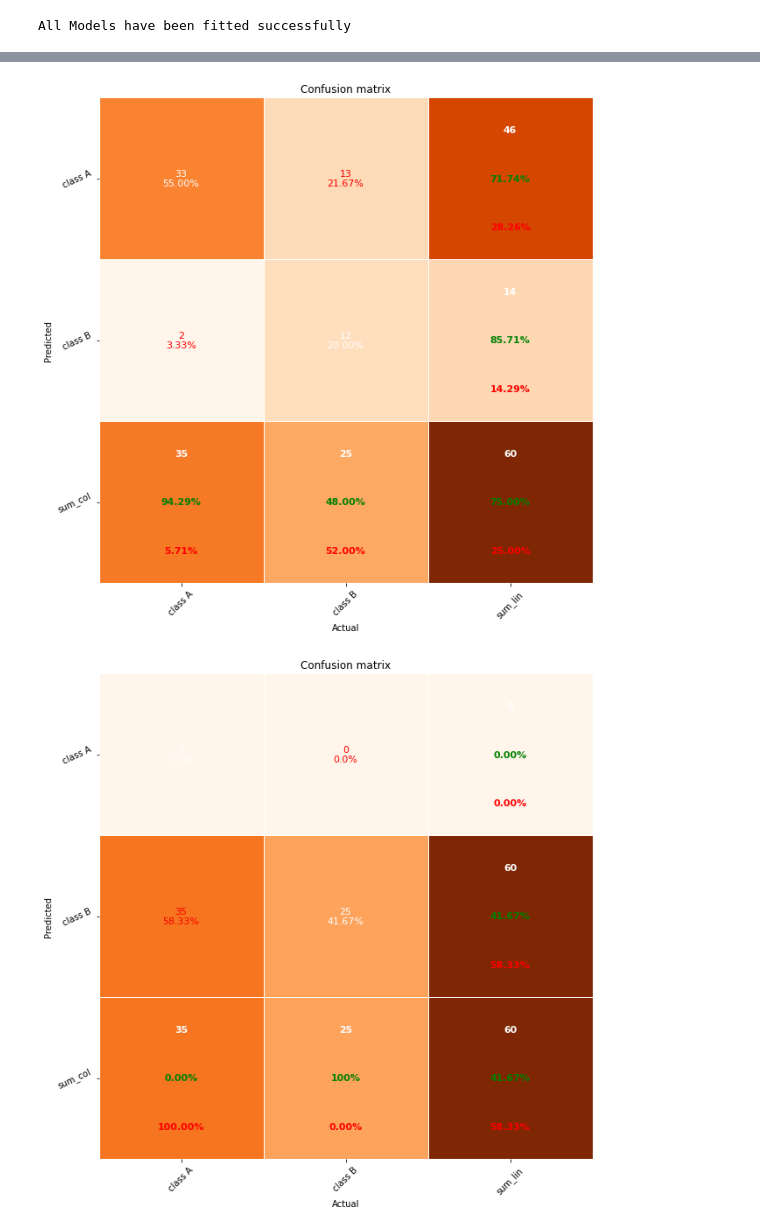
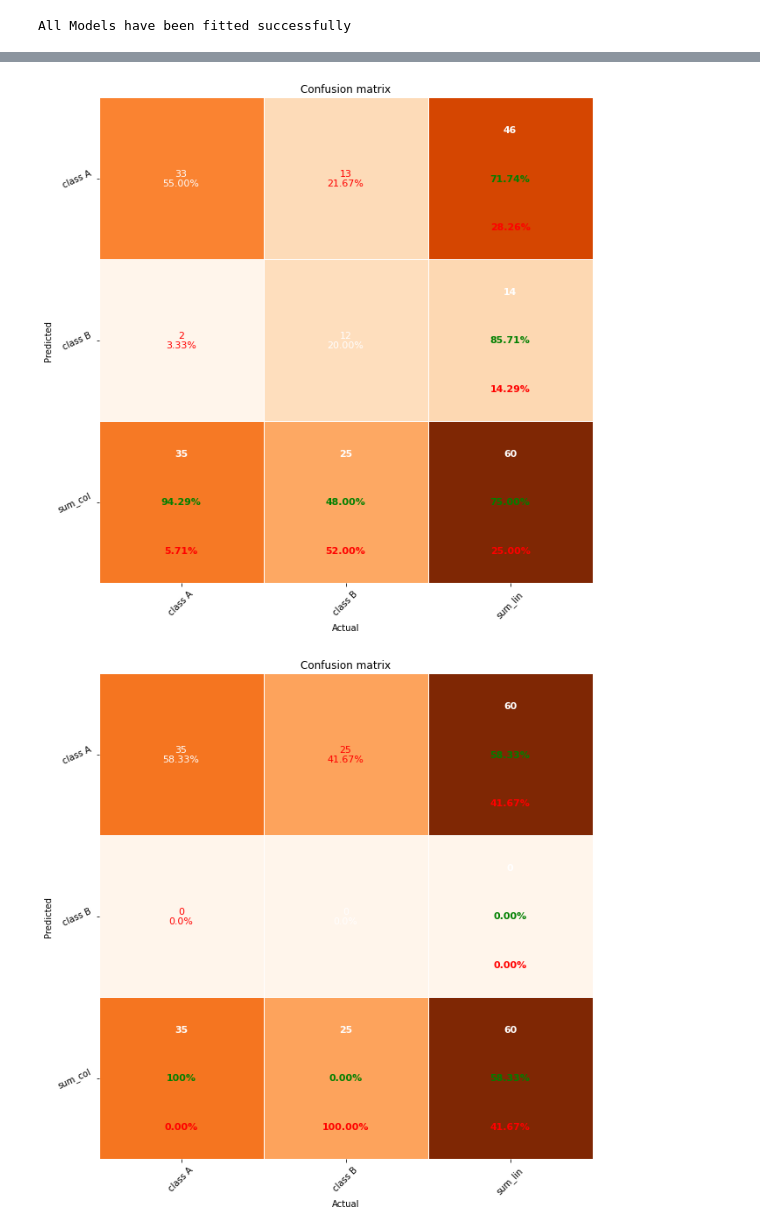
Before and after one commit to thoth2357/Heart_Failure_Prediction, a Jupyter notebook: main.ipynb, the cells around one changed output, grey strips where cells are left out. Drawn from its saved outputs; the diff is of its cells as text; code cells hidden in the pictures.

```diff
--- a/main.ipynb
+++ b/main.ipynb
@@ -69,7 +69,9 @@ Knn_model = KNeighborsClassifier(n_neighbors=5)
 Knn_model.fit(X_Train, Y_Train)
 
 ## Multi Layer Perceptron
-Multi_layer_perceptron = MLPClassifier(hidden_layer_sizes=(100, 100, 100), max_iter=1000)
+Multi_layer_perceptron = MLPClassifier(hidden_layer_sizes=(6,5),
+                    verbose=False,
+                    learning_rate_init=0.01)
 Multi_layer_perceptron.fit(X_Train, Y_Train)
 
 print('All Models have been fitted successfully')
@@ -81,22 +83,28 @@ predicted_support_vector_machine = Support_vector_machine.predict(X_Test)
 predicted_random_forest_classifier = random_forest_classifier.predict(X_Test)
 predicted_logistic_regression = Logistic_Regression.predict(X_Test)
 predicted_multi_layer_perceptron = Multi_layer_perceptron.predict(X_Test)
-
-#Confusion Matrix For Models
+predicted_knn_model = Knn_model.predict(X_Test)
 # %% [output]
 All Models have been fitted successfully
 # %%
 #plotting confusion matrix for all models
-pp_matrix_from_data(Y_Test, predicted_naives_bayes_classifier.reshape(-1,1)) # type: ignore
-pp_matrix_from_data(Y_Test, predicted_support_vector_machine.reshape(-1,1)) # type: ignore
-pp_matrix_from_data(Y_Test, predicted_logistic_regression.reshape(-1,1)) # type: ignore
-pp_matrix_from_data(Y_Test, predicted_random_forest_classifier.reshape(-1,1)) # type: ignore
-pp_matrix_from_data(Y_Test, predicted_multi_layer_perceptron.reshape(-1,1)) # type: ignore
+pp_matrix_from_data(Y_Test, predicted_naives_bayes_classifier) # type: ignore
+pp_matrix_from_data(Y_Test, predicted_support_vector_machine) # type: ignore
+pp_matrix_from_data(Y_Test, predicted_logistic_regression) # type: ignore
+pp_matrix_from_data(Y_Test, predicted_random_forest_classifier) # type: ignore
+pp_matrix_from_data(Y_Test, predicted_multi_layer_perceptron) # type: ignore
+pp_matrix_from_data(Y_Test, predicted_knn_model) # type: ignore
 
-#showing performance for all models in terms of accuracy,presicion, recall and f1 score
+#showing performance for all models in terms of accuracy,presicion, recall and f1 score by using a classification report
+print("Classification-Report-Naive-Bayes \n",classification_report(Y_Test, predicted_naives_bayes_classifier))
+print("Classification-Report-SVM \n",classification_report(Y_Test, predicted_support_vector_machine))
+print("Classification-Report-Logistic-Regression \n",classification_report(Y_Test, predicted_logistic_regression))
+print("Classification-Report-Random-Forest-Classifier \n",classification_report(Y_Test, predicted_random_forest_classifier, zero_division=0)) # type: ignore
+print("Classification-Report-MLP \n",classification_report(Y_Test, predicted_multi_layer_perceptron, zero_division=0)) # type: ignore
+print("Classification-Report-KNN \n",classification_report(Y_Test, predicted_knn_model)) # type: ignore
 # %% [output]
 [figure]
 [figure]
 [figure]
 [figure]
-[figure, old version]
+[figure, new version]
```
Also changed, not shown: parts of 3 cells of this notebook.
